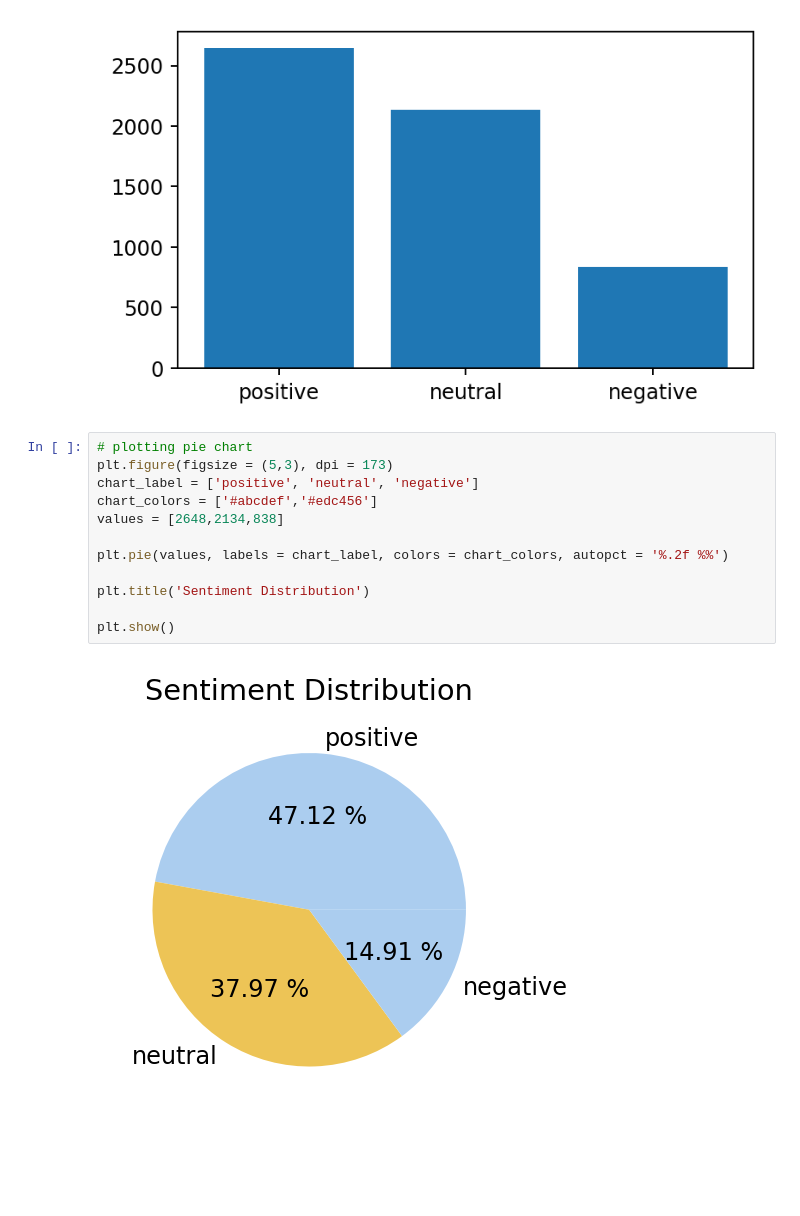
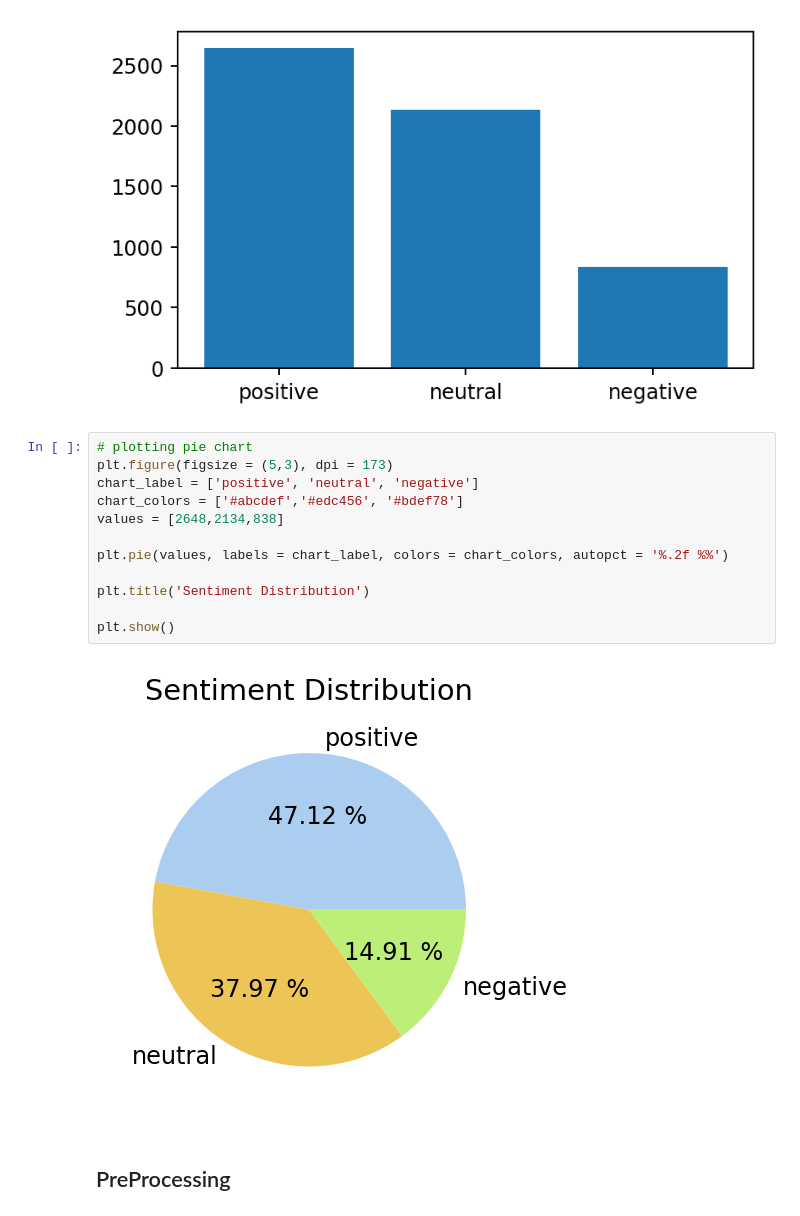
Before and after one commit to KutashiMA/Twitter_Data_Analysis, a Jupyter notebook: Challenge_Day2.ipynb, the cells around one changed output. Cells and saved outputs as stored; diff of their text form; blank space fills up the shorter version.

```diff
--- a/Challenge_Day2.ipynb
+++ b/Challenge_Day2.ipynb
@@ -329,14 +336,16 @@ plt.show()
 # %%
 # plotting pie chart
 plt.figure(figsize = (5,3), dpi = 173)
 chart_label = ['positive', 'neutral', 'negative']
-chart_colors = ['#abcdef','#edc456']
+chart_colors = ['#abcdef','#edc456', '#bdef78']
 values = [2648,2134,838]
 
 plt.pie(values, labels = chart_label, colors = chart_colors, autopct = '%.2f %%')
 
 plt.title('Sentiment Distribution')
 
 plt.show()
 # %% [output]
-[figure, old version]
+[figure, new version]
+# %% [markdown]
+## PreProcessing
```
Also changed, not shown: parts of 22 cells of this notebook.
